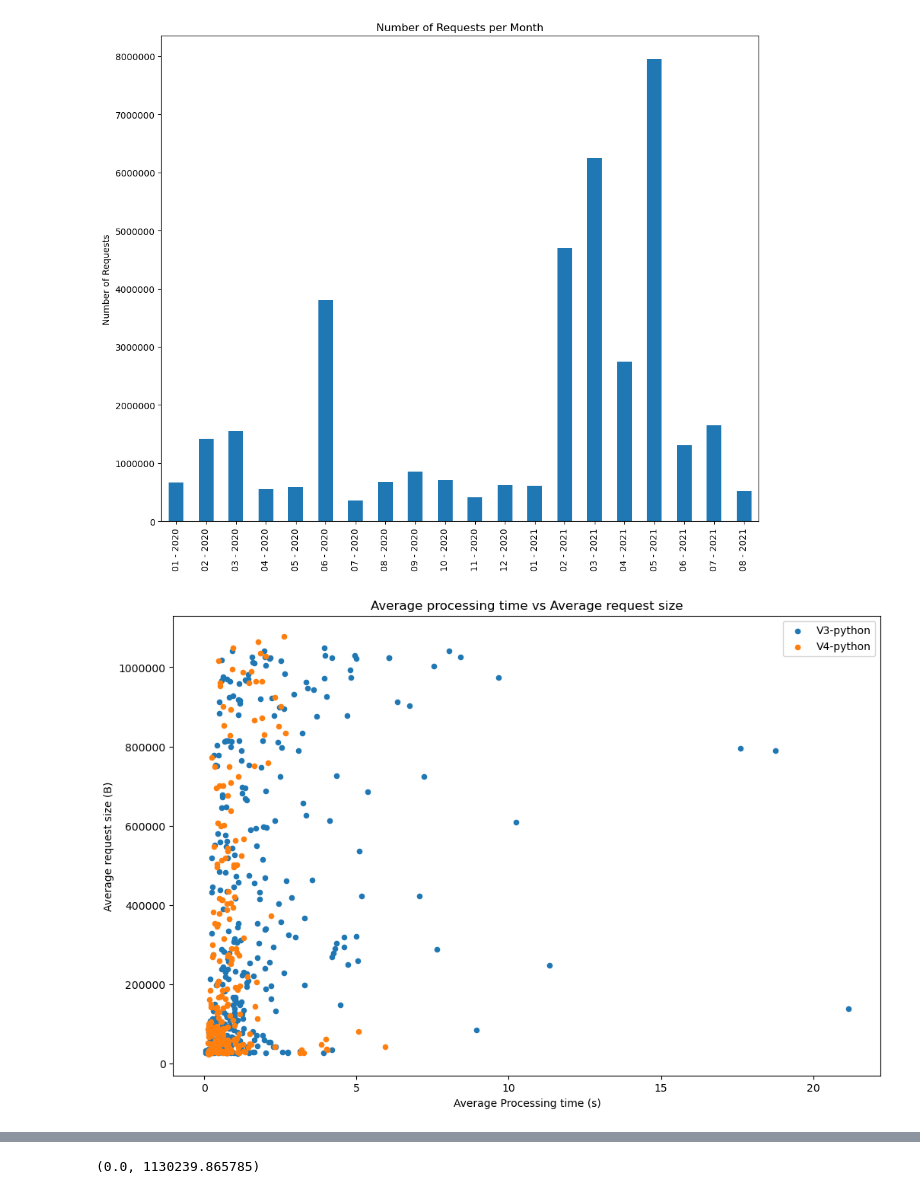
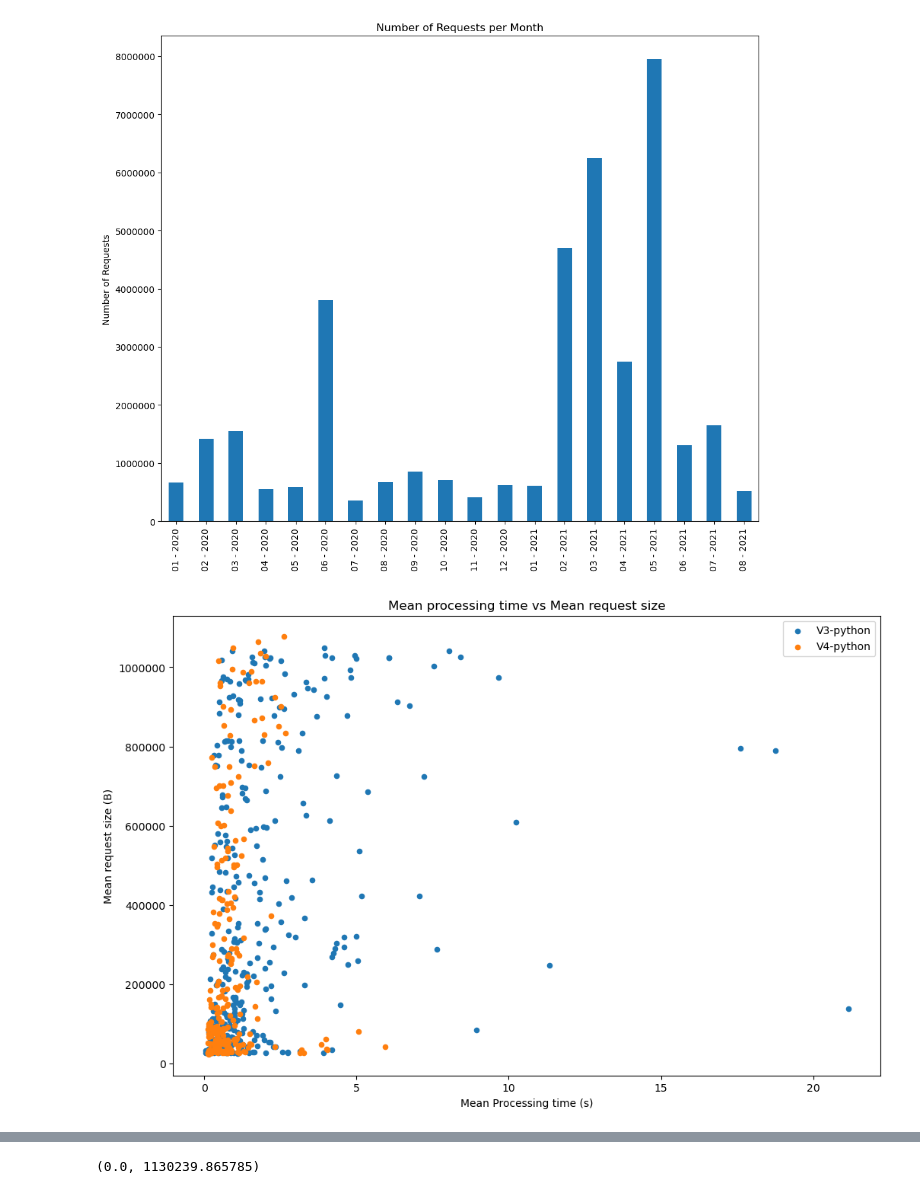
Before and after one commit to ornldaac/SPET-Analysis, a Jupyter notebook: SPET-Analysis.ipynb, the cells around one changed output, grey strips where cells are left out. Cells and saved outputs as stored; diff of their text form; code cells hidden in the pictures.

Commit message:
Change wording average to mean

```diff
--- a/SPET-Analysis.ipynb
+++ b/SPET-Analysis.ipynb
@@ -44,21 +44,21 @@ num_req_plot.set_xticklabels([f"{date.month:02} - {date.year}" for date in df1.r
 # %%
 import matplotlib.pyplot as plt
 from matplotlib.ticker import FormatStrFormatter
-title = "Average processing time vs Average request size"
-xlabel = "Average Processing time (s)"
-ylabel = "Average request size (B)"
+title = "Mean processing time vs Mean request size"
+xlabel = "Mean Processing time (s)"
+ylabel = "Mean request size (B)"
 fig,ax = plt.subplots()
 colors = {"V3-python":"tab:blue", "V4-python":"tab:orange"}
 for version,group in df1.groupby('daymetVersion'):
    group.plot(ax=ax, x='Mean_Time', y='Mean_Size', kind='scatter', label=version, color=colors[version])
 plt.xlabel(xlabel)
 plt.ylabel(ylabel)
 plt.title(title)
 plt.gca().yaxis.set_major_formatter(FormatStrFormatter("%d"))
 plt.legend()
 plt.show()
 # %% [output]
-[figure, old version]
+[figure, new version]
 # %%
 import matplotlib.pyplot as plt
 from matplotlib.ticker import FormatStrFormatter
```
Also changed, not shown: parts of 2 cells of this notebook.
